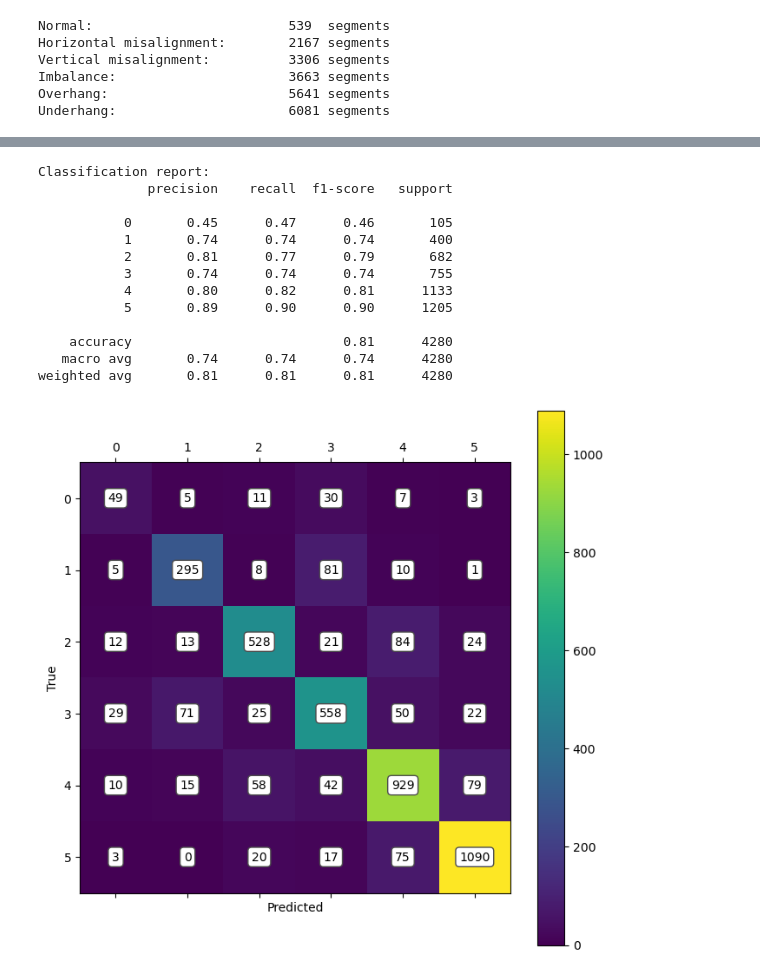
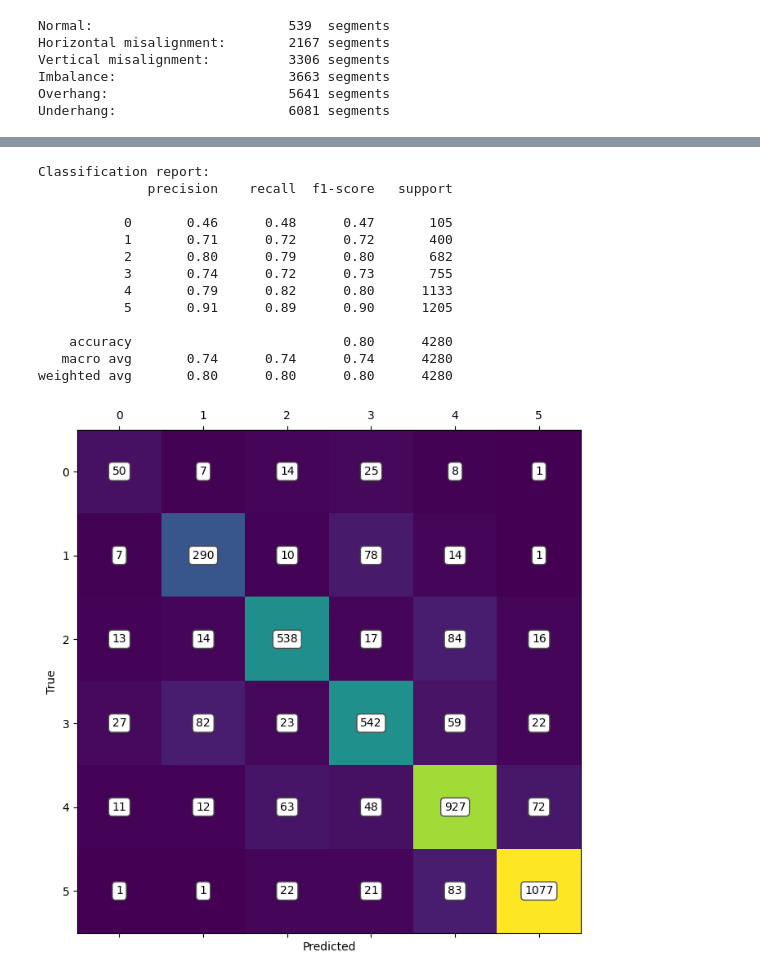
Before and after one commit to titospadini/ser-machine-faults, a Jupyter notebook: mafaulda.ipynb, the cells around one changed output, grey strips where cells are left out. Saved outputs shown, nothing was run; the diff lists cells and outputs as text; code cells hidden in the pictures.

```diff
--- a/mafaulda.ipynb
+++ b/mafaulda.ipynb
@@ -229,8 +229,11 @@ FEATURES_LST = ["mean",
                 "standard_deviation",
                 "skewness",
                 "kurtosis",
+                "energy",
+                "power",
                 "root_mean_square",
-                "zero_crossing_rate"
+                "zero_crossing_rate",
+                "peak_to_peak",
                 ]
 
 X = []
@@ -361,22 +352,28 @@ zero_crossing_rate: 0.1499
 # %%
 # printing classification report
 print("Classification report:")
 print(metrics.classification_report(y_true=y_test, y_pred=y_pred))
 
 # plotting confusion matrix
-plot_confusion_matrix(y_true=y_test, y_pred=y_pred, labels=list(set(CLASSES)))
+plot_confusion_matrix(  y_true=y_test,
+                        y_pred=y_pred,
+                        labels=list(set(CLASSES)),
+                        color_map="viridis",
+                        print_colorbar=False,
+                        print_numbers=True,
+                        print_boxes=True)
 # %% [output]
 Classification report:
               precision    recall  f1-score   support
 
-           0       0.45      0.47      0.46       105
-           1       0.74      0.74      0.74       400
-           2       0.81      0.77      0.79       682
-           3       0.74      0.74      0.74       755
-           4       0.80      0.82      0.81      1133
-           5       0.89      0.90      0.90      1205
+           0       0.46      0.48      0.47       105
+           1       0.71      0.72      0.72       400
+           2       0.80      0.79      0.80       682
+           3       0.74      0.72      0.73       755
+           4       0.79      0.82      0.80      1133
+           5       0.91      0.89      0.90      1205
 
-    accuracy                           0.81      4280
+    accuracy                           0.80      4280
    macro avg       0.74      0.74      0.74      4280
-weighted avg       0.81      0.81      0.81      4280
+weighted avg       0.80      0.80      0.80      4280
-[figure, old version]
+[figure, new version]
```
Also changed, not shown: parts of 4 cells of this notebook, 1 other file.
